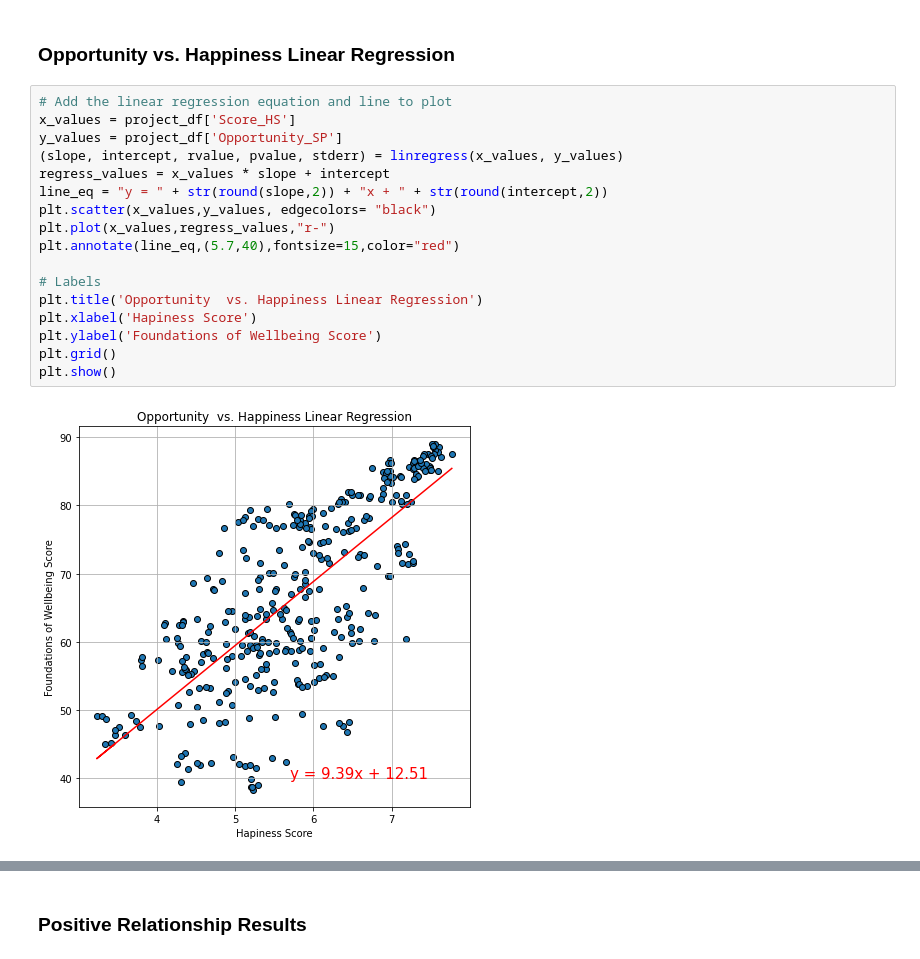
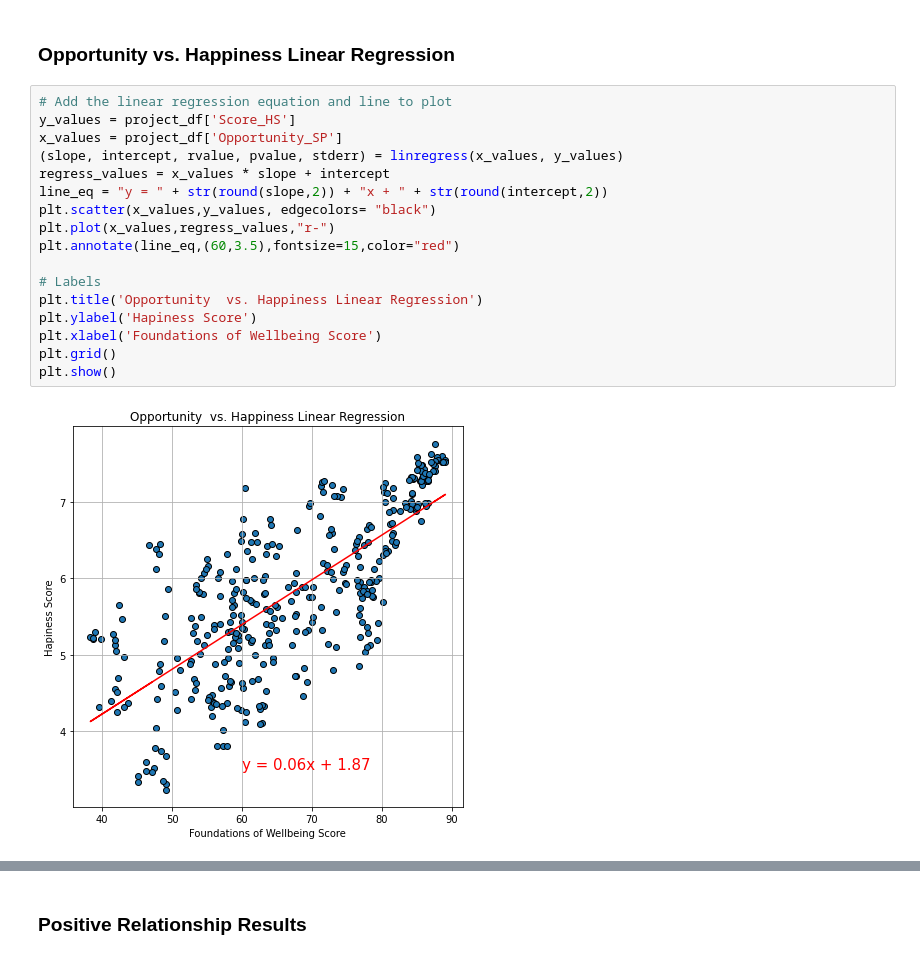
Before and after one commit to chrispope12391/Project-1-, a Jupyter notebook: Project 1_Team5.ipynb, the cells around one changed output, grey strips where cells are left out. Cells and saved outputs as stored; diff of their text form.

```diff
--- a/Project 1_Team5.ipynb
+++ b/Project 1_Team5.ipynb
@@ -422,23 +422,23 @@ The r value is: 0.7375901602991615.  This is a strong positive relationship
 ### Opportunity vs. Happiness Linear Regression
 # %%
 # Add the linear regression equation and line to plot
-x_values = project_df['Score_HS']
-y_values = project_df['Opportunity_SP']
+y_values = project_df['Score_HS']
+x_values = project_df['Opportunity_SP']
 (slope, intercept, rvalue, pvalue, stderr) = linregress(x_values, y_values)
 regress_values = x_values * slope + intercept
 line_eq = "y = " + str(round(slope,2)) + "x + " + str(round(intercept,2))
 plt.scatter(x_values,y_values, edgecolors= "black")
 plt.plot(x_values,regress_values,"r-")
-plt.annotate(line_eq,(5.7,40),fontsize=15,color="red")
+plt.annotate(line_eq,(60,3.5),fontsize=15,color="red")
 
 # Labels
 plt.title('Opportunity  vs. Happiness Linear Regression')
-plt.xlabel('Hapiness Score')
-plt.ylabel('Foundations of Wellbeing Score')
+plt.ylabel('Hapiness Score')
+plt.xlabel('Foundations of Wellbeing Score')
 plt.grid()
 plt.show()
 # %% [output]
-[figure, old version]
+[figure, new version]
 # %%
 score = f"The r value is: {rvalue}"
 if rvalue == 0:
```
Also changed, not shown: parts of 17 cells of this notebook.
